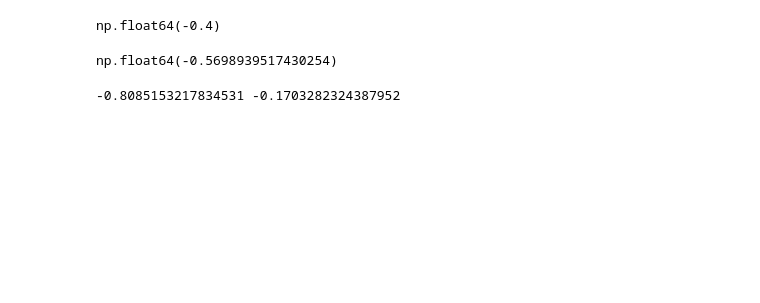
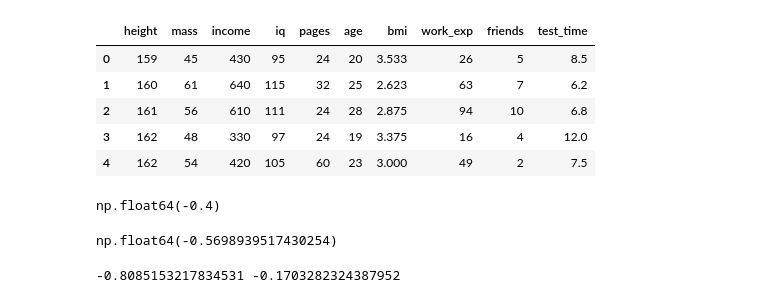
Before and after one commit to poluzerovT/oiad-3-2025, a Jupyter notebook: Kisin/2.ipynb, the cells around one changed output. Drawn from its saved outputs; the diff is of its cells as text; code cells hidden in the pictures; blank space fills up the shorter version.

```diff
--- a/Kisin/2.ipynb
+++ b/Kisin/2.ipynb
@@ -5,6 +5,15 @@ import matplotlib.pyplot as plt
 from scipy import stats
 
 df = pd.read_csv("../datasets/students_simple.csv")
+# %%
+df.head()
+# %% [output]
+|  | height | mass | income | iq | pages | age | bmi | work_exp | friends | test_time |
+| 0 | 159 | 45 | 430 | 95 | 24 | 20 | 3.533 | 26 | 5 | 8.5 |
+| 1 | 160 | 61 | 640 | 115 | 32 | 25 | 2.623 | 63 | 7 | 6.2 |
+| 2 | 161 | 56 | 610 | 111 | 24 | 28 | 2.875 | 94 | 10 | 6.8 |
+| 3 | 162 | 48 | 330 | 97 | 24 | 19 | 3.375 | 16 | 4 | 12.0 |
+| 4 | 162 | 54 | 420 | 105 | 60 | 23 | 3.000 | 49 | 2 | 7.5 |
 # %%
 N = 17
 x = df.iloc[:, N % 5]
```
Also changed, not shown: parts of 6 cells of this notebook.
